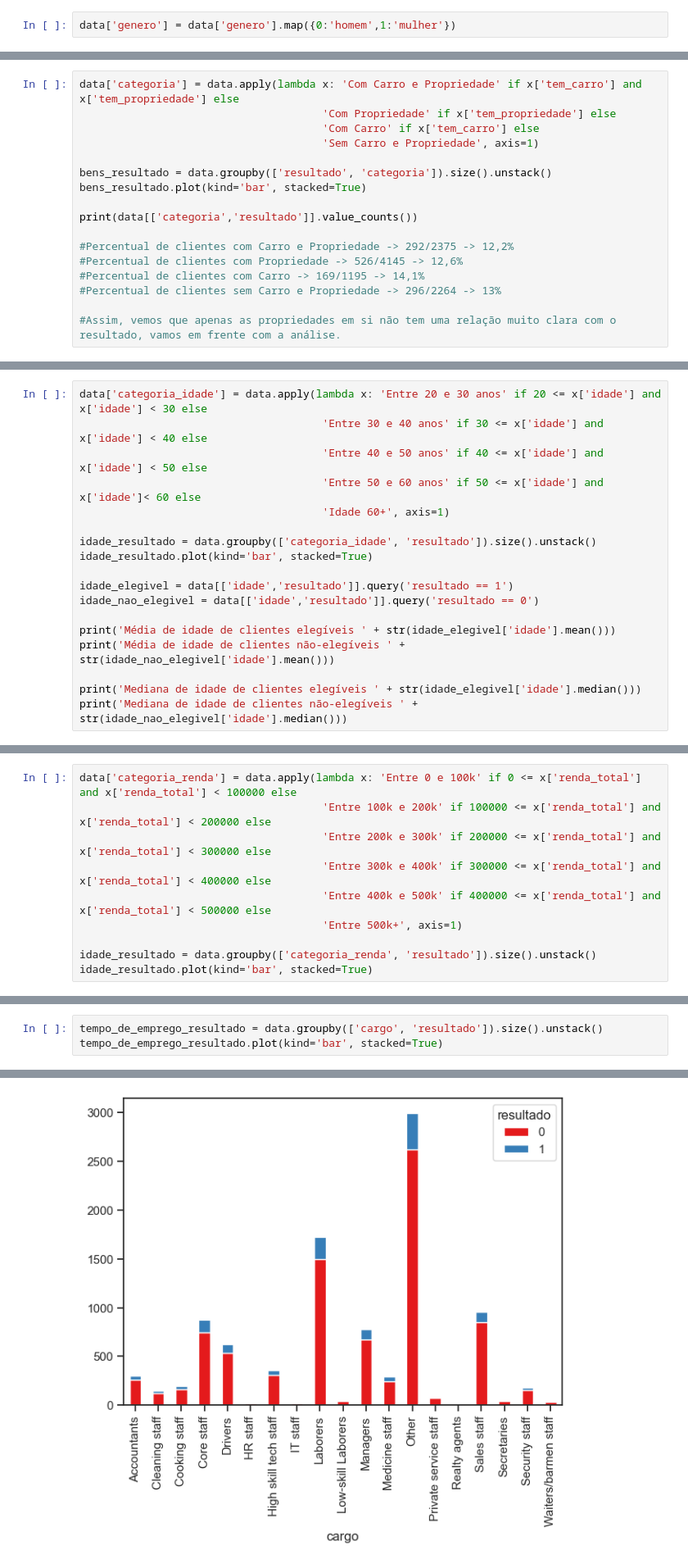
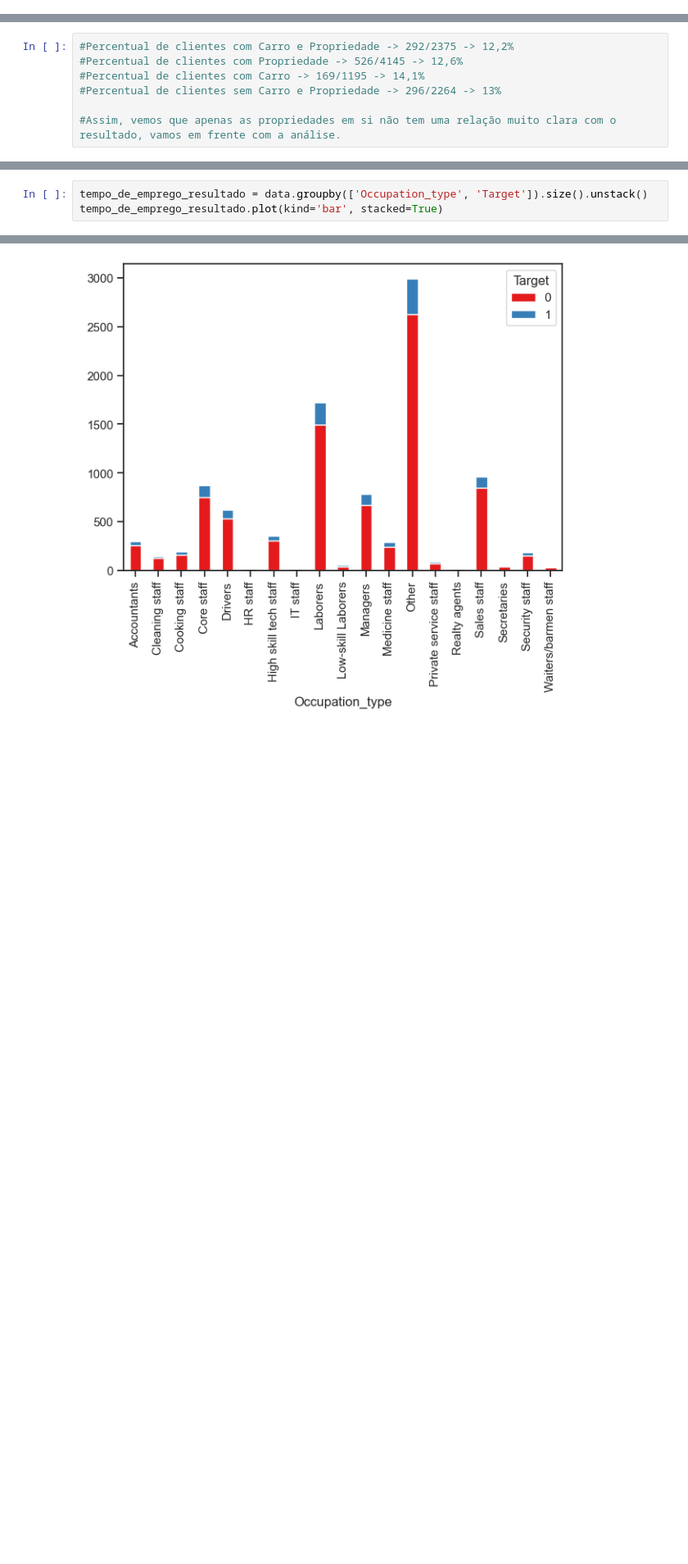
Before and after one commit to vitorrobertogq/Credit_Card_EDA_Model, a Jupyter notebook: notebook.ipynb, the cells around one changed output, grey strips where cells are left out. Shown at 82% size. Saved outputs shown, nothing was run; the diff lists cells and outputs as text; blank space fills up the shorter version.

```diff
--- a/notebook.ipynb
+++ b/notebook.ipynb
@@ -106,5 +86,3 @@ data['tempo_de_trabalho'] = data['tempo_de_trabalho'].astype(int)
-# %%
-data['genero'] = data['genero'].map({0:'homem',1:'mulher'})
 # %% [markdown]
 ## Análise exploratória de dados (EDA)
 # %% [markdown]
@@ -138,14 +129,4 @@ Name: count, dtype: int64
 # %%
-data['categoria'] = data.apply(lambda x: 'Com Carro e Propriedade' if x['tem_carro'] and x['tem_propriedade'] else
-                                      'Com Propriedade' if x['tem_propriedade'] else
-                                      'Com Carro' if x['tem_carro'] else
-                                      'Sem Carro e Propriedade', axis=1)
-
-bens_resultado = data.groupby(['resultado', 'categoria']).size().unstack()
-bens_resultado.plot(kind='bar', stacked=True)
-
-print(data[['categoria','resultado']].value_counts())
-
 #Percentual de clientes com Carro e Propriedade -> 292/2375 -> 12,2%
 #Percentual de clientes com Propriedade -> 526/4145 -> 12,6%
 #Percentual de clientes com Carro -> 169/1195 -> 14,1%
@@ -224,20 +213,2 @@ Name: count, dtype: int64
 # %% [markdown]
 #### Idade
-# %%
-data['categoria_idade'] = data.apply(lambda x: 'Entre 20 e 30 anos' if 20 <= x['idade'] and x['idade'] < 30 else
-                                      'Entre 30 e 40 anos' if 30 <= x['idade'] and x['idade'] < 40 else
-                                      'Entre 40 e 50 anos' if 40 <= x['idade'] and x['idade'] < 50 else
-                                      'Entre 50 e 60 anos' if 50 <= x['idade'] and x['idade']< 60 else
-                                      'Idade 60+', axis=1)
-
-idade_resultado = data.groupby(['categoria_idade', 'resultado']).size().unstack()
-idade_resultado.plot(kind='bar', stacked=True)
-
-idade_elegivel = data[['idade','resultado']].query('resultado == 1')
-idade_nao_elegivel = data[['idade','resultado']].query('resultado == 0')
-
-print('Média de idade de clientes elegíveis ' + str(idade_elegivel['idade'].mean()))
-print('Média de idade de clientes não-elegíveis ' + str(idade_nao_elegivel['idade'].mean()))
-
-print('Mediana de idade de clientes elegíveis ' + str(idade_elegivel['idade'].median()))
-print('Mediana de idade de clientes não-elegíveis ' + str(idade_nao_elegivel['idade'].median()))
@@ -250,12 +229,2 @@ Mediana de idade de clientes não-elegíveis 43.0
 # %% [markdown]
 #### Renda / Tipo de Renda
-# %%
-data['categoria_renda'] = data.apply(lambda x: 'Entre 0 e 100k' if 0 <= x['renda_total'] and x['renda_total'] < 100000 else
-                                      'Entre 100k e 200k' if 100000 <= x['renda_total'] and x['renda_total'] < 200000 else
-                                      'Entre 200k e 300k' if 200000 <= x['renda_total'] and x['renda_total'] < 300000 else
-                                      'Entre 300k e 400k' if 300000 <= x['renda_total'] and x['renda_total'] < 400000 else
-                                      'Entre 400k e 500k' if 400000 <= x['renda_total'] and x['renda_total'] < 500000 else
-                                      'Entre 500k+', axis=1)
-
-idade_resultado = data.groupby(['categoria_renda', 'resultado']).size().unstack()
-idade_resultado.plot(kind='bar', stacked=True)
@@ -300,6 +289,6 @@ tempo_de_emprego_resultado.plot(kind='bar', stacked=True)
 # %% [markdown]
 #### Cargo
 # %%
-tempo_de_emprego_resultado = data.groupby(['cargo', 'resultado']).size().unstack()
+tempo_de_emprego_resultado = data.groupby(['Occupation_type', 'Target']).size().unstack()
 tempo_de_emprego_resultado.plot(kind='bar', stacked=True)
 # %% [output]
@@ -307,4 +296,4 @@ tempo_de_emprego_resultado.plot(kind='bar', stacked=True)
-[figure, old version]
+[figure, new version]
 # %% [markdown]
 #### Estado Civil
 # %%
```
Also changed, not shown: parts of 36 cells of this notebook, 7 other files.
